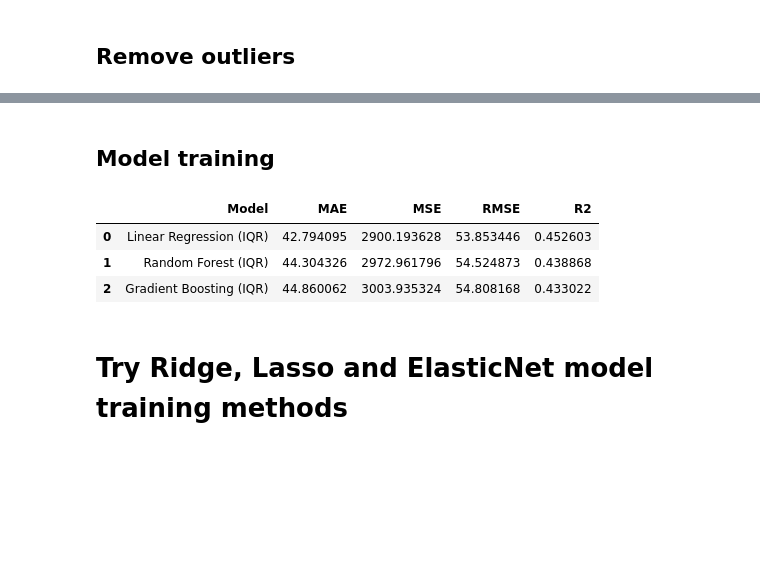
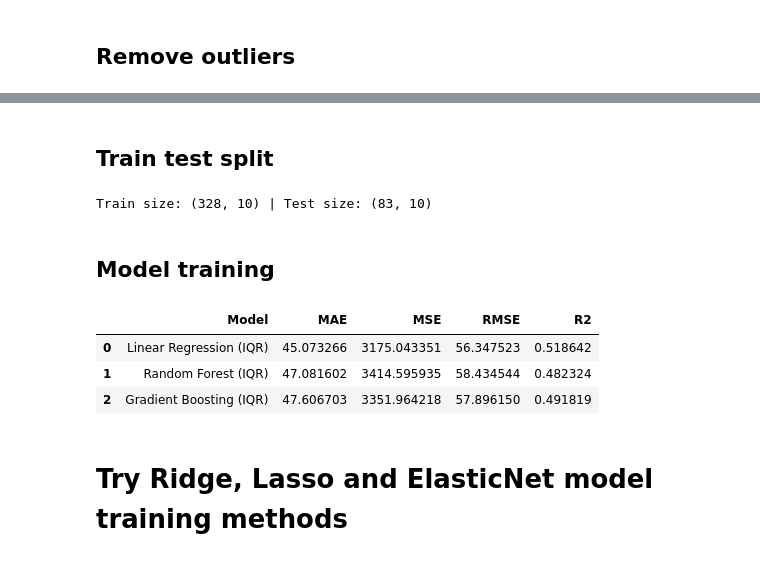
Before and after one commit to kyojin22/diabetes, a Jupyter notebook: notebooks/data_preproccessing_and_model_training.ipynb, the cells around one changed output, grey strips where cells are left out. Cells and saved outputs as stored; diff of their text form; code cells hidden in the pictures; blank space fills up the shorter version.

```diff
--- a/notebooks/model_training.ipynb
+++ b/notebooks/data_preproccessing_and_model_training.ipynb
@@ -343,32 +316,63 @@ After IQR outlier removal: 411
+# %% [markdown]
+## Train test split
+# %%
+target = "Y"
+
+X = df_iqr_clean.drop(target, axis=1)
+y = df_iqr_clean[target]
+test_size=0.2
+random_state=42
+
+X_train_without_outliers, X_test_without_outliers, y_train_without_outliers, y_test_without_outliers = train_test_split(X, y, test_size=test_size, random_state=random_state)
+print('Train size:', X_train_without_outliers.shape, '| Test size:', X_test_without_outliers.shape)
+# %% [output]
+Train size: (328, 10) | Test size: (83, 10)
 # %% [markdown]
 ## Model training
 # %%
 results_iqr = []
 
-# 1. Linear Regression
+# Linear regression without outliers
 lr_iqr = LinearRegression()
-lr_iqr.fit(X_train_scaled, y_train)
-pred_lr_iqr = lr_iqr.predict(X_test_scaled)
-results_iqr.append(eval_model("Linear Regression (IQR)", y_test, pred_lr_iqr))
+lr_iqr.fit(X_train_without_outliers, y_train_without_outliers)
+pred_lr_iqr = lr_iqr.predict(X_test_without_outliers)
+results_iqr.append(eval_model("Linear Regression (IQR)", y_test_without_outliers, pred_lr_iqr))
 
-# 2. Random Forest
-rf_iqr = RandomForestRegressor(n_estimators=200, random_state=42)
-rf_iqr.fit(X_train, y_train)  # tree models don't need scaling
-pred_rf_iqr = rf_iqr.predict(X_test)
-results_iqr.append(eval_model("Random Forest (IQR)", y_test, pred_rf_iqr))
+# Random forest without outliers
+param_grid_iqr = {
+    "n_estimators": [100, 200, 300],
+    "max_depth": [3, 5, 7, None],
+    "min_samples_split": [2, 5, 10]
+}
 
-# 3. Gradient Boosting
-gb_iqr = GradientBoostingRegressor(random_state=42, n_estimators=200, learning_rate=0.1, max_depth=3)
-gb_iqr.fit(X_train_scaled, y_train)
-pred_gb_iqr = gb_iqr.predict(X_test_scaled)
-results_iqr.append(eval_model("Gradient Boosting (IQR)", y_test, pred_gb_iqr))
+rf_iqr = RandomForestRegressor(random_state=42)
+grid_rf_iqr = GridSearchCV(rf_iqr, param_grid_iqr, cv=5, n_jobs=-1)
+grid_rf_iqr.fit(X_train_without_outliers, y_train_without_outliers)
+best_rf_iqr = grid_rf_iqr.best_estimator_
+pred_rf_iqr = best_rf_iqr.predict(X_test_without_outliers)
+results_iqr.append(eval_model("Random Forest (IQR)", y_test_without_outliers, pred_rf_iqr))
+
+
+# Gradient Boosting regressor without outliers
+param_grid_gb_iqr = {
+    "n_estimators": [100, 200, 300],
+    "learning_rate": [0.05, 0.1, 0.2],
+    "max_depth": [2, 3, 4]
+}
+
+gb_iqr = GradientBoostingRegressor(random_state=42)
+grid_gb_iqr = GridSearchCV(gb_iqr, param_grid_gb_iqr, cv=5, n_jobs=-1)
+grid_gb_iqr.fit(X_train_without_outliers, y_train_without_outliers)
+best_gb_iqr = grid_gb_iqr.best_estimator_
+pred_gb_iqr = best_gb_iqr.predict(X_test_without_outliers)
+results_iqr.append(eval_model("Gradient Boosting (IQR)", y_test_without_outliers, pred_gb_iqr))
 
 pd.DataFrame(results_iqr)
 # %% [output]
 |  | Model | MAE | MSE | RMSE | R2 |
-| 0 | Linear Regression (IQR) | 42.794095 | 2900.193628 | 53.853446 | 0.452603 |
-| 1 | Random Forest (IQR) | 44.304326 | 2972.961796 | 54.524873 | 0.438868 |
-| 2 | Gradient Boosting (IQR) | 44.860062 | 3003.935324 | 54.808168 | 0.433022 |
+| 0 | Linear Regression (IQR) | 45.073266 | 3175.043351 | 56.347523 | 0.518642 |
+| 1 | Random Forest (IQR) | 47.081602 | 3414.595935 | 58.434544 | 0.482324 |
+| 2 | Gradient Boosting (IQR) | 47.606703 | 3351.964218 | 57.896150 | 0.491819 |
 # %% [markdown]
 # Try Ridge, Lasso and ElasticNet model training methods
 # %% [markdown]
```
Also changed, not shown: parts of 21 cells of this notebook, 1 other file.
